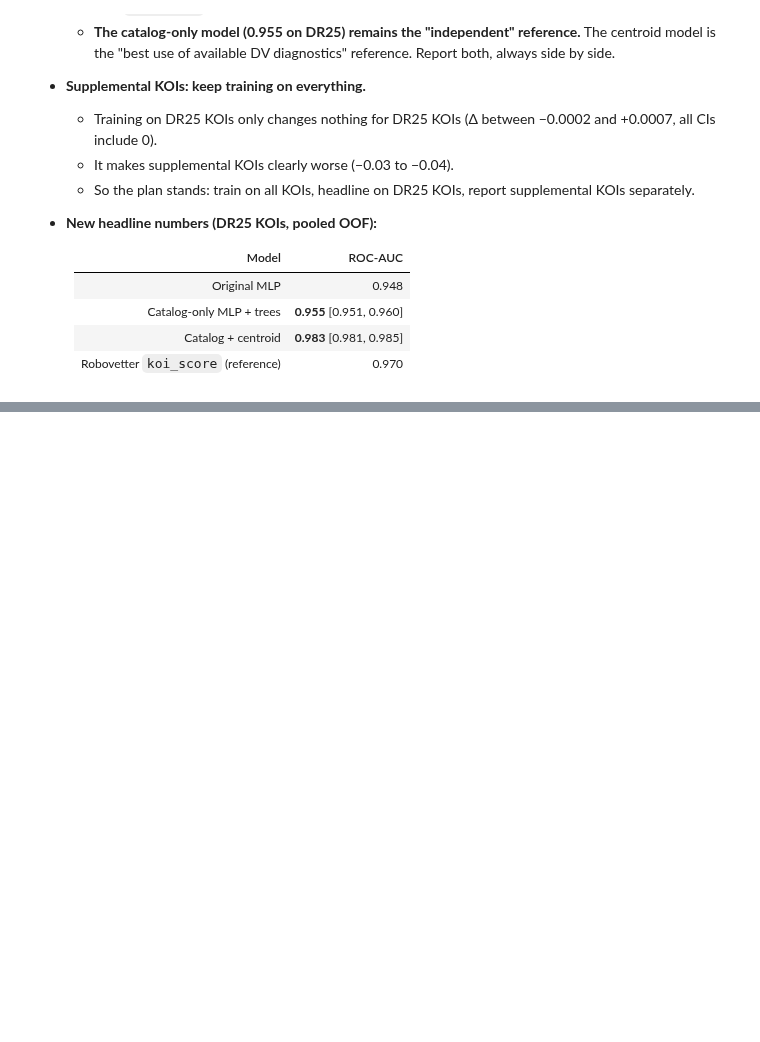
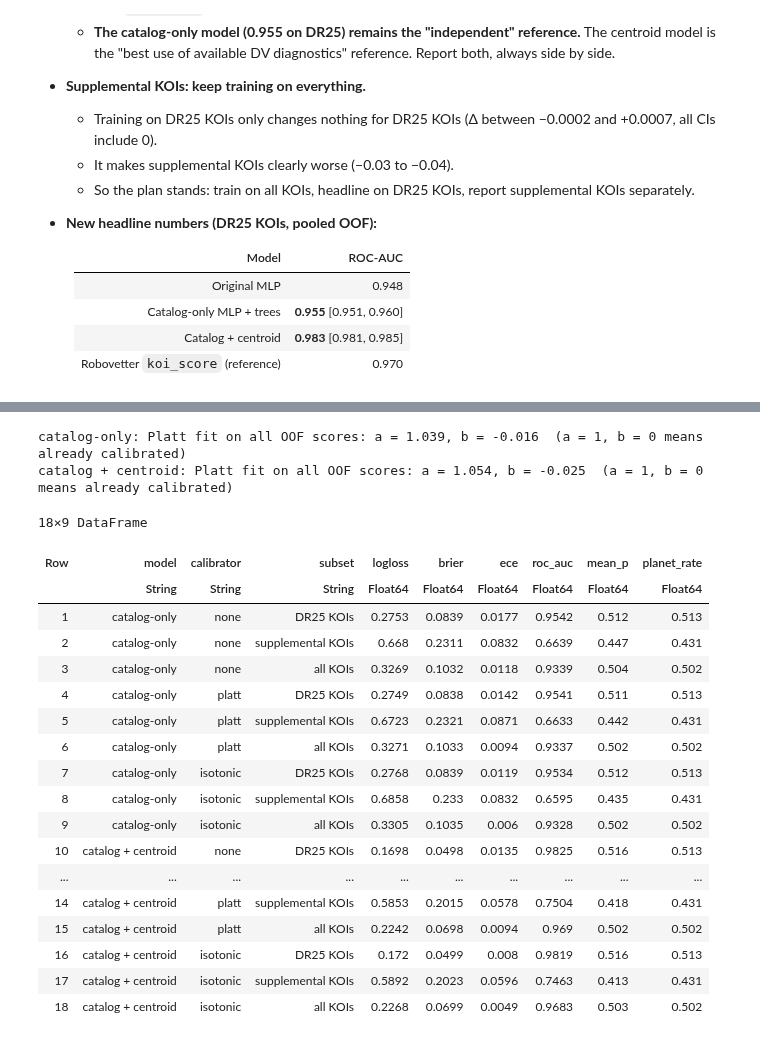
Before and after one commit to mburchnmsu/exoplanet-vetting, a Jupyter notebook: exo101326.ipynb, the cells around one changed output, grey strips where cells are left out. Saved outputs shown, nothing was run; the diff lists cells and outputs as text; code cells hidden in the pictures; blank space fills up the shorter version.

```diff
--- a/exo101326.ipynb
+++ b/exo101326.ipynb
@@ -861,0 +882,45 @@ hl
+# %%
+yf = Float64.(y)
+conf = pool.koi_disposition .== "CONFIRMED"
+final_models = [("catalog-only", (repeat_scores(mq) .+ repeat_scores(tuned)) ./ 2),
+                ("catalog + centroid", (repeat_scores(mq_c) .+ repeat_scores(tr_c)) ./ 2)]
+folds5 = base.folds
+cal_subsets = [("DR25 KOIs", dr), ("supplemental KOIs", .!dr), ("all KOIs", trues(length(yf)))]
+cal_rows = NamedTuple[]
+for (mname, S) in final_models, meth in (:none, :platt, :isotonic)
+    P = nested_calibrate(S, folds5, yf, meth)
+    for (sname, m) in cal_subsets
+        avg(f) = mean(f(yf[m], P[m, r]) for r in axes(P, 2))
+        push!(cal_rows, (model = mname, calibrator = string(meth), subset = sname, logloss = round(avg(logloss); digits = 4),
+                         brier = round(avg(brier); digits = 4), ece = round(avg(ece); digits = 4),
+                         roc_auc = round(avg(fast_auc); digits = 4), mean_p = round(mean(P[m, :]); digits = 3),
+                         planet_rate = round(mean(yf[m]); digits = 3)))
+    end
+end
+for (mname, S) in final_models
+    c = fit_platt(vec(S), repeat(yf, size(S, 2)))
+    @printf("%s: Platt fit on all OOF scores: a = %.3f, b = %+.3f  (a = 1, b = 0 means already calibrated)\n", mname, c.a, c.b)
+end
+DataFrame(cal_rows)
+# %% [output]
+catalog-only: Platt fit on all OOF scores: a = 1.039, b = -0.016  (a = 1, b = 0 means already calibrated)
+catalog + centroid: Platt fit on all OOF scores: a = 1.054, b = -0.025  (a = 1, b = 0 means already calibrated)
+18×9 DataFrame
+| Row | model | calibrator | subset | logloss | brier | ece | roc_auc | mean_p | planet_rate |
+|  | String | String | String | Float64 | Float64 | Float64 | Float64 | Float64 | Float64 |
+| 1 | catalog-only | none | DR25 KOIs | 0.2753 | 0.0839 | 0.0177 | 0.9542 | 0.512 | 0.513 |
+| 2 | catalog-only | none | supplemental KOIs | 0.668 | 0.2311 | 0.0832 | 0.6639 | 0.447 | 0.431 |
+| 3 | catalog-only | none | all KOIs | 0.3269 | 0.1032 | 0.0118 | 0.9339 | 0.504 | 0.502 |
+| 4 | catalog-only | platt | DR25 KOIs | 0.2749 | 0.0838 | 0.0142 | 0.9541 | 0.511 | 0.513 |
+| 5 | catalog-only | platt | supplemental KOIs | 0.6723 | 0.2321 | 0.0871 | 0.6633 | 0.442 | 0.431 |
+| 6 | catalog-only | platt | all KOIs | 0.3271 | 0.1033 | 0.0094 | 0.9337 | 0.502 | 0.502 |
+| 7 | catalog-only | isotonic | DR25 KOIs | 0.2768 | 0.0839 | 0.0119 | 0.9534 | 0.512 | 0.513 |
+| 8 | catalog-only | isotonic | supplemental KOIs | 0.6858 | 0.233 | 0.0832 | 0.6595 | 0.435 | 0.431 |
+| 9 | catalog-only | isotonic | all KOIs | 0.3305 | 0.1035 | 0.006 | 0.9328 | 0.502 | 0.502 |
+| 10 | catalog + centroid | none | DR25 KOIs | 0.1698 | 0.0498 | 0.0135 | 0.9825 | 0.516 | 0.513 |
+| ... | ... | ... | ... | ... | ... | ... | ... | ... | ... |
+| 14 | catalog + centroid | platt | supplemental KOIs | 0.5853 | 0.2015 | 0.0578 | 0.7504 | 0.418 | 0.431 |
+| 15 | catalog + centroid | platt | all KOIs | 0.2242 | 0.0698 | 0.0094 | 0.969 | 0.502 | 0.502 |
+| 16 | catalog + centroid | isotonic | DR25 KOIs | 0.172 | 0.0499 | 0.008 | 0.9819 | 0.516 | 0.513 |
+| 17 | catalog + centroid | isotonic | supplemental KOIs | 0.5892 | 0.2023 | 0.0596 | 0.7463 | 0.413 | 0.431 |
+| 18 | catalog + centroid | isotonic | all KOIs | 0.2268 | 0.0699 | 0.0049 | 0.9683 | 0.503 | 0.502 |
```
Also changed, not shown: parts of 9 cells of this notebook, 11 other files.
